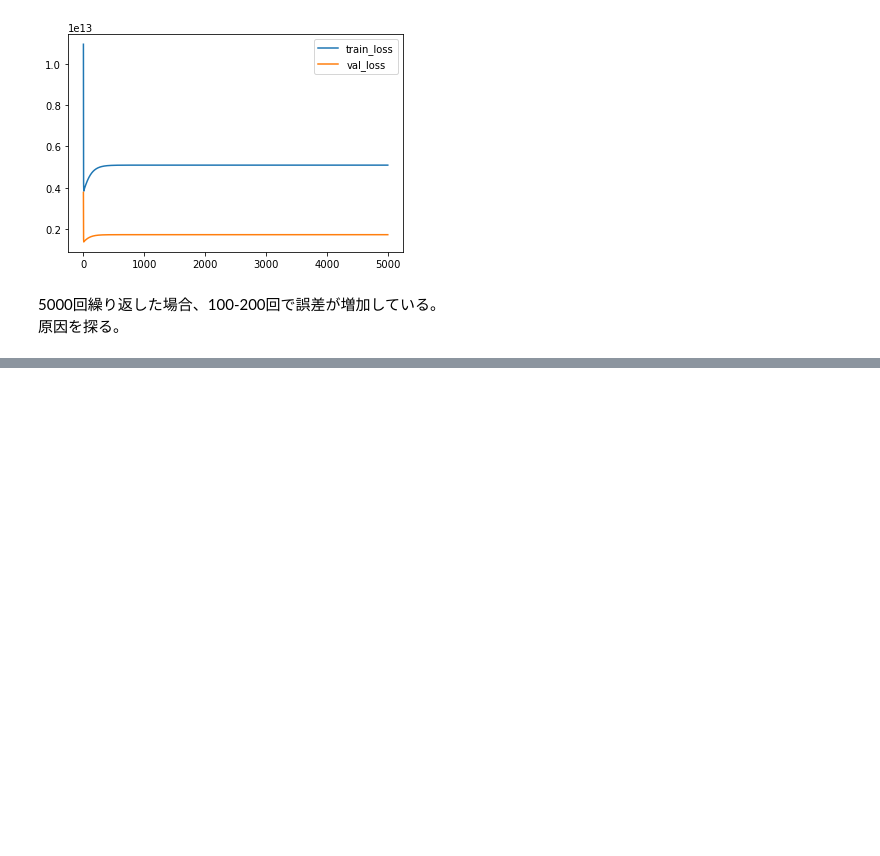
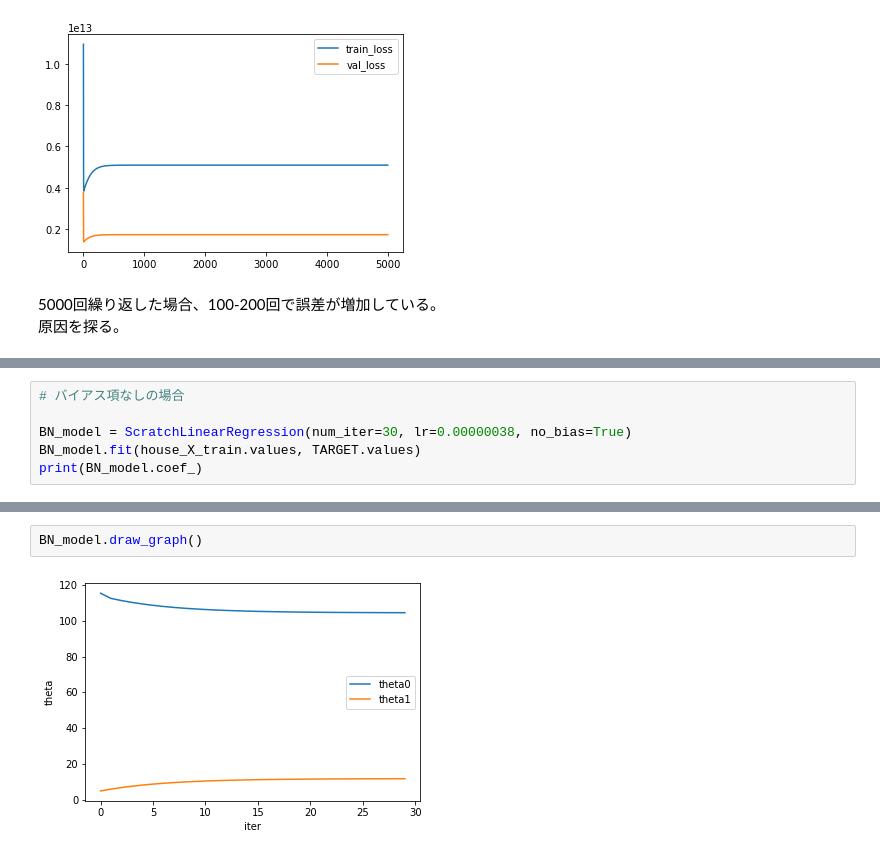
Before and after one commit to satoshi-MTS/DIC_Linear_regression, a Jupyter notebook: result.ipynb, the cells around one changed output, grey strips where cells are left out. Saved outputs shown, nothing was run; the diff lists cells and outputs as text; blank space fills up the shorter version.

```diff
--- a/result.ipynb
+++ b/result.ipynb
@@ -580,0 +672,6 @@ plt.legend();
+# %%
+# バイアス項なしの場合
+
+BN_model = ScratchLinearRegression(num_iter=30, lr=0.00000038, no_bias=True)
+BN_model.fit(house_X_train.values, TARGET.values)
+print(BN_model.coef_)
@@ -580,0 +684,4 @@ plt.legend();
+# %%
+BN_model.draw_graph()
+# %% [output]
+[figure, added]
```
Also changed, not shown: parts of 33 cells of this notebook.
